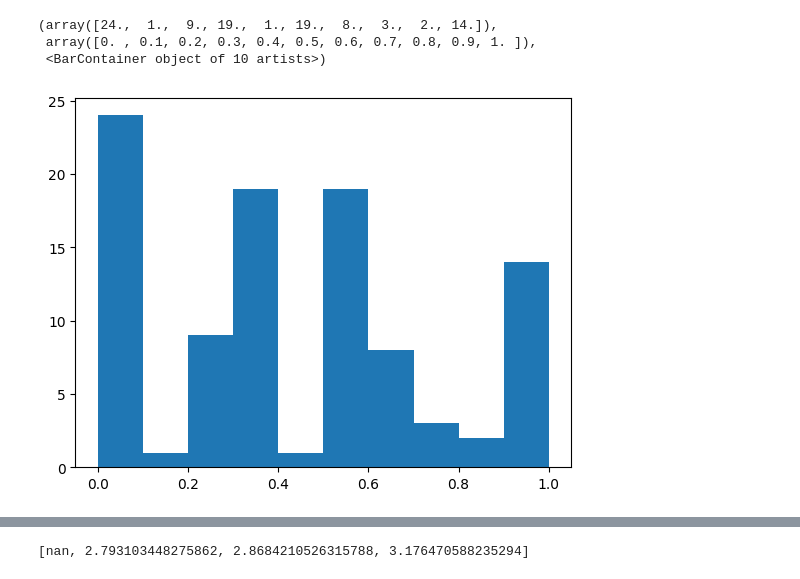
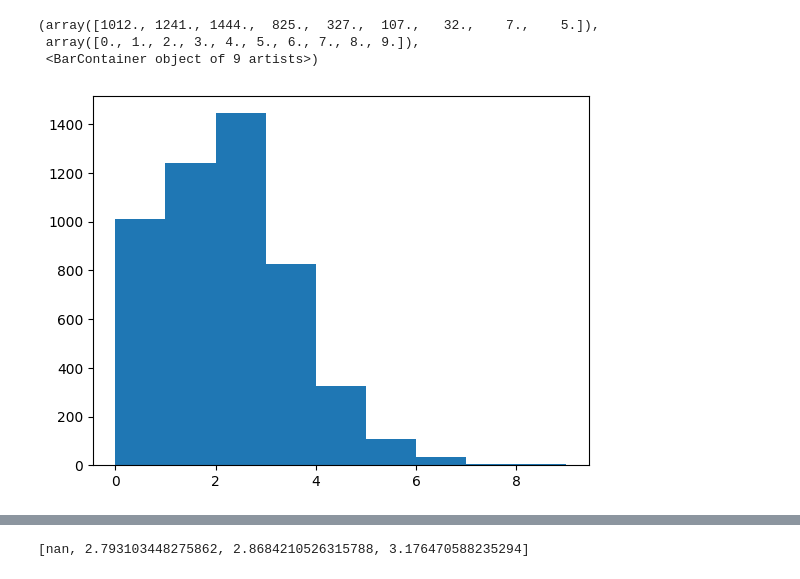
Before and after one commit to katiekang1998/llm_hallucinations, a Jupyter notebook: examples/analyze_bios_factuality.ipynb, the cells around one changed output, grey strips where cells are left out. Drawn from its saved outputs; the diff is of its cells as text; code cells hidden in the pictures.

```diff
--- a/examples/analyze_bios_factuality.ipynb
+++ b/examples/analyze_bios_factuality.ipynb
@@ -5,8 +5,15 @@ import json
 # %%
 #load json file
 # with open("ckpts/sft_bios_new_llama7B/checkpoint_20000/hf_model/factscores_test_small.json") as f:
-with open("ckpts/sft_bios_new_llama7B_2_2/checkpoint_20000/hf_model/factscores_test_small.json", "r") as f:
+with open("ckpts/sft_bios_new_llama7B_2_2/checkpoint_20000/hf_model/factscores_test_medium.json", "r") as f:
     factscores = json.load(f)
 
-with open("ckpts/ppo_rm_bios_llama7B_true2_false-3_kl0pt5/checkpoint_017000/hf_model/factscores_test_small.json", "r") as f:
+with open("ckpts/ppo_rm_bios_llama7B_true2_false-3_kl0pt5/checkpoint_017000/hf_model/factscores_test_medium.json", "r") as f:
     factscores2 = json.load(f)
+
+with open("ckpts/ppo_rm_bios_llama7B_true2_false-3_kl0pt5_GPT3pt5/checkpoint_006000/hf_model/factscores_test_medium.json", "r") as f:
+    factscores3 = json.load(f)
+
+
+generations = np.load("ckpts/sft_bios_new_llama7B_2_2/checkpoint_20000/hf_model/sample_output_strings_test_medium.npy")
+generations2 = np.load("ckpts/ppo_rm_bios_llama7B_true2_false-3_kl0pt5/checkpoint_017000/hf_model/sample_output_strings_test_medium.npy")
@@ -98,10 +164,10 @@ for i in range(len(frac_bins)-1):
-# %%
-plt.hist(frac_correct_facts)
-# %% [output]
-(array([24.,  1.,  9., 19.,  1., 19.,  8.,  3.,  2., 14.]),
- array([0. , 0.1, 0.2, 0.3, 0.4, 0.5, 0.6, 0.7, 0.8, 0.9, 1. ]),
- <BarContainer object of 10 artists>)
-[figure, removed]
+# %%
+plt.hist(num_false_all, bins = [0, 1, 2, 3, 4, 5, 6, 7, 8, 9])
+# %% [output]
+(array([1012., 1241., 1444.,  825.,  327.,  107.,   32.,    7.,    5.]),
+ array([0., 1., 2., 3., 4., 5., 6., 7., 8., 9.]),
+ <BarContainer object of 9 artists>)
+[figure, added]
 # %%
 num_total_all_binned_std
 # %% [output]
```
Also changed, not shown: parts of 13 cells of this notebook, 30 other files.
